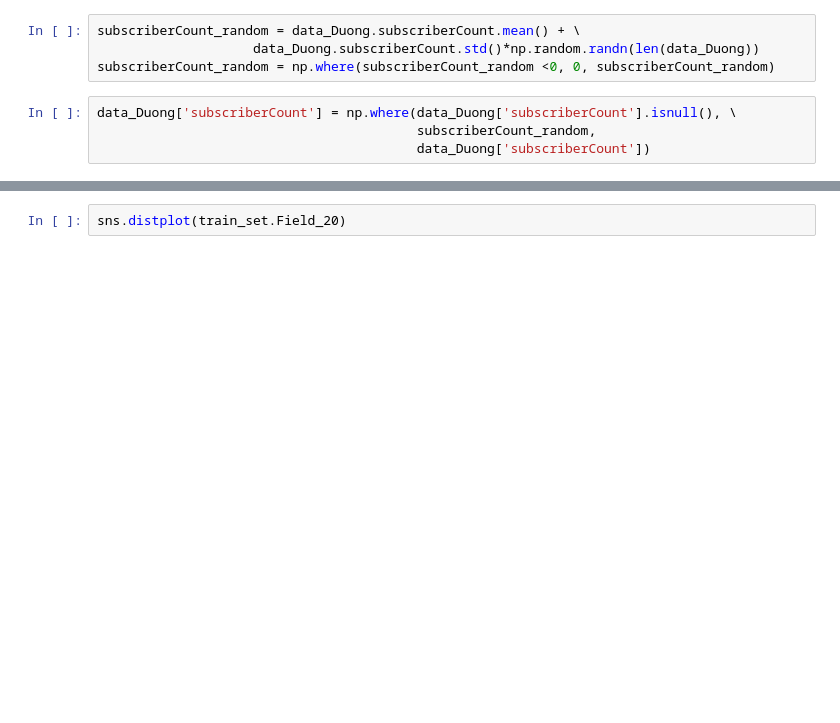
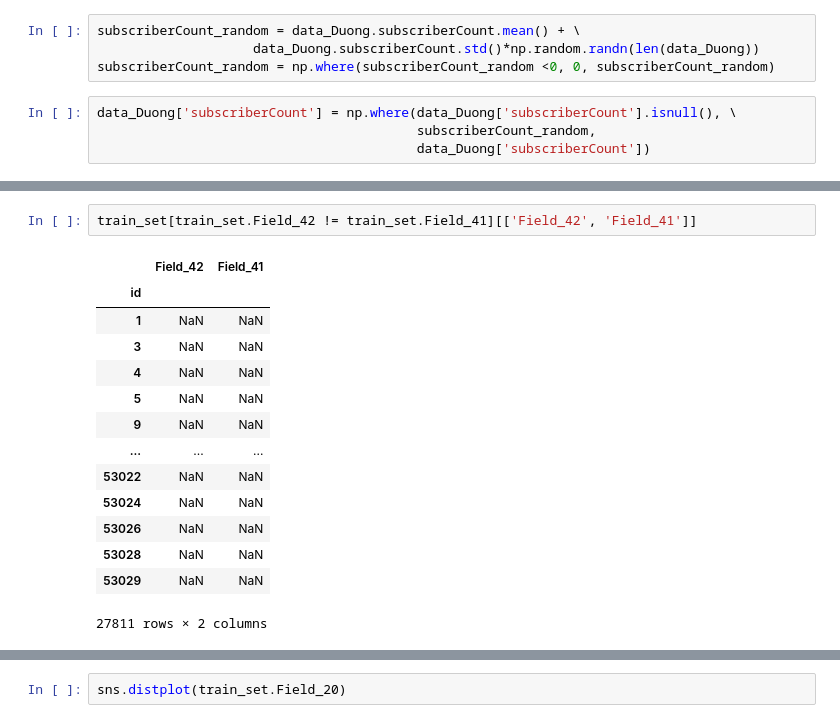
Before and after one commit to VincentChungHeiPoon/CreditScoreChallenge, a Jupyter notebook: Duong.ipynb, the cells around one changed output, grey strips where cells are left out. Cells and saved outputs as stored; diff of their text form; blank space fills up the shorter version.

```diff
--- a/Duong.ipynb
+++ b/Duong.ipynb
@@ -318,0 +341,17 @@ train_set[['Field_20', 'maCv']].tail(20)
+# %%
+train_set[train_set.Field_42 != train_set.Field_41][['Field_42', 'Field_41']]
+# %% [output]
+|  | Field_42 | Field_41 |
+| id |  |  |
+| 1 | NaN | NaN |
+| 3 | NaN | NaN |
+| 4 | NaN | NaN |
+| 5 | NaN | NaN |
+| 9 | NaN | NaN |
+| ... | ... | ... |
+| 53022 | NaN | NaN |
+| 53024 | NaN | NaN |
+| 53026 | NaN | NaN |
+| 53028 | NaN | NaN |
+| 53029 | NaN | NaN |
+27811 rows × 2 columns
```
Also changed, not shown: parts of 11 cells of this notebook, 2 other files.
